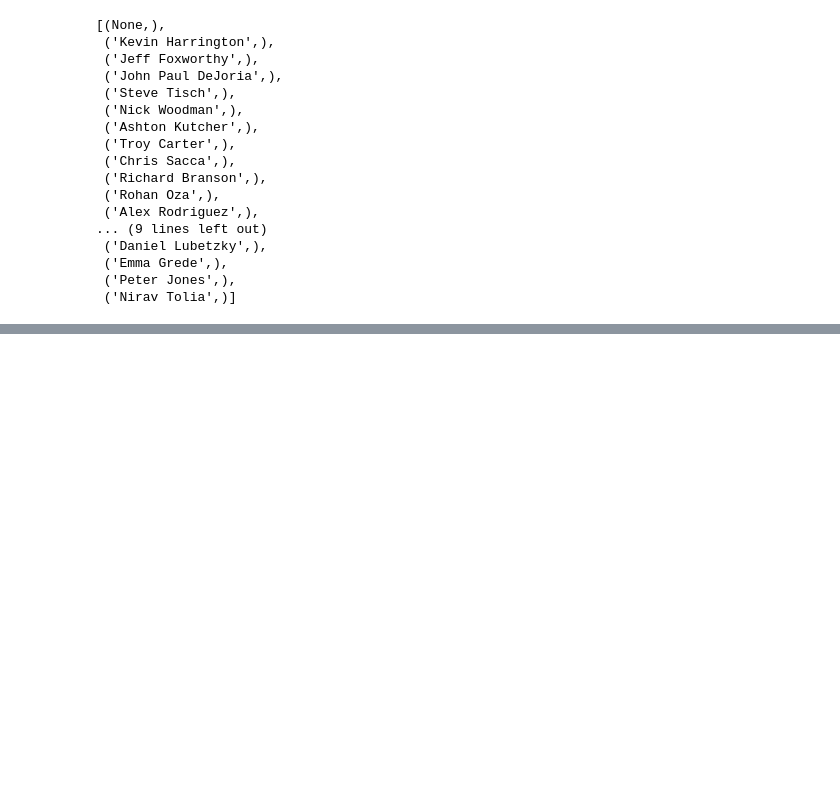
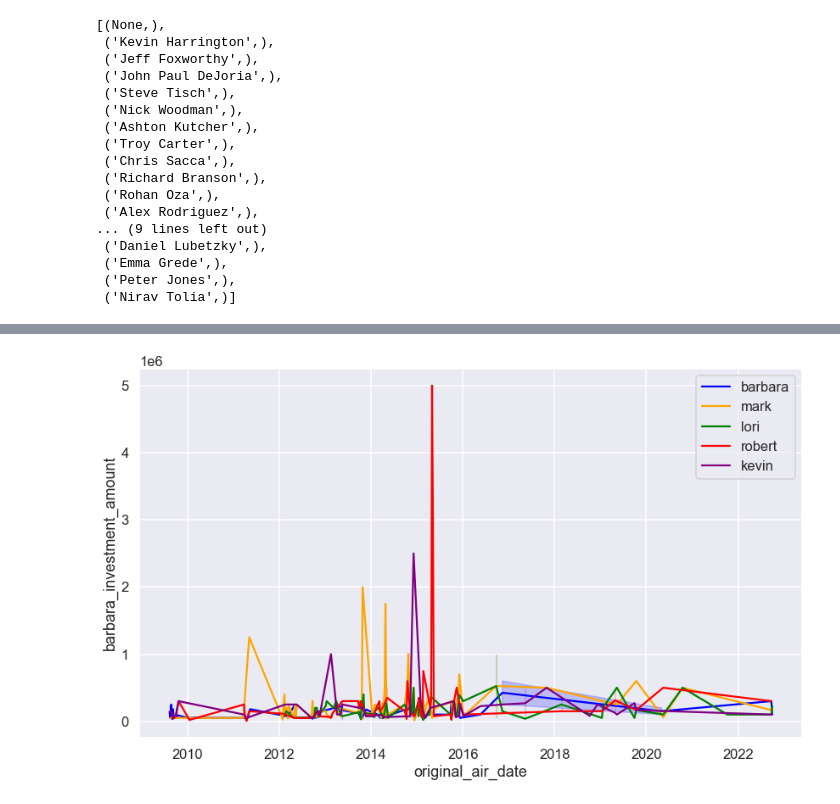
Before and after one commit to CGrannan/shark_tank, a Jupyter notebook: shark_tank.ipynb, the cells around one changed output, grey strips where cells are left out. Saved outputs shown, nothing was run; the diff lists cells and outputs as text; code cells hidden in the pictures; blank space fills up the shorter version.

```diff
--- a/shark_tank.ipynb
+++ b/shark_tank.ipynb
@@ -145,0 +201,14 @@ cursor.fetchall()
+# %%
+df.original_air_date = pd.to_datetime(df.original_air_date)
+# %%
+colors = ['blue','orange','green','red','purple']
+fig = plt.figure(figsize=(14,8))
+for i,shark in enumerate(sharks):
+    shark_df = df[df['{}_investment_equity'.format(shark)] > 0]
+    y = shark_df['{}_investment_amount'.format(shark)]
+    x = shark_df.original_air_date
+    sns.lineplot(x=x, y=y, color=colors[i], label=shark)
+plt.legend()
+plt.show()
+# %% [output]
+[figure, added]
```
Also changed, not shown: parts of 6 cells of this notebook, 2 other files.
